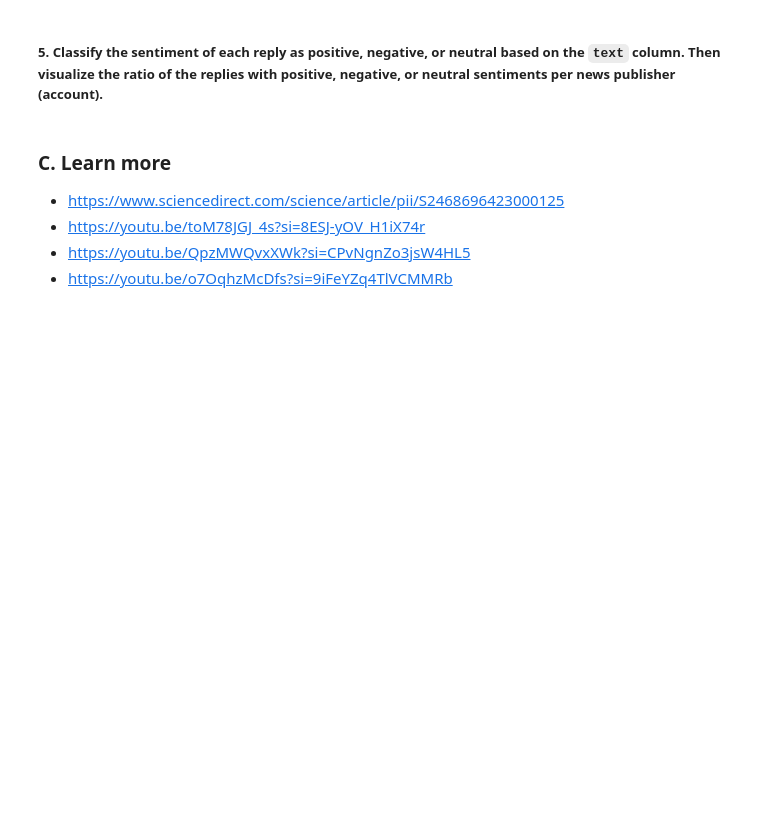
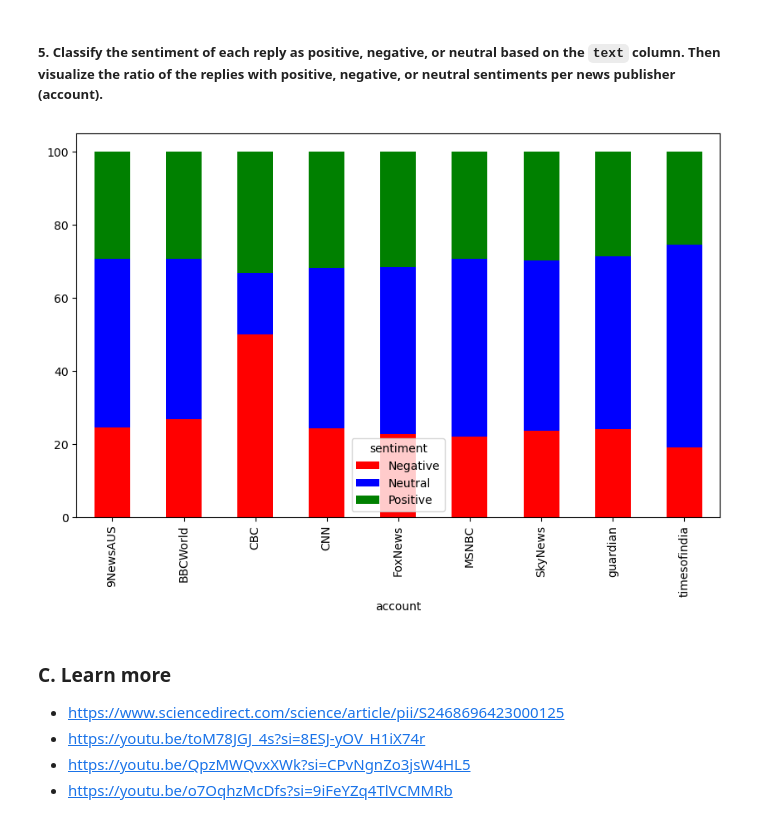
Before and after one commit to mesieou/deakin, a Jupyter notebook: introduction-to-ai/p8/P8.ipynb, the cells around one changed output. Saved outputs shown, nothing was run; the diff lists cells and outputs as text; code cells hidden in the pictures; blank space fills up the shorter version.

Commit message:
finished the analysis of sentiment distribution per account

```diff
--- a/introduction-to-ai/p8/P8.ipynb
+++ b/introduction-to-ai/p8/P8.ipynb
@@ -110,5 +99,8 @@ def remove_text(text):
     #convert all the text to lower case
     text = text.lower()
 
+    return text
+
 
 data["text"] = data["text"].apply(remove_text)
+data.head(5)
@@ -126,0 +148,16 @@ data["text"] = data["text"].apply(remove_text)
+# %%
+#function to extract the list of words from text
+def find_words(text):
+    return re.findall(r'\b\w+\b', text.lower())
+
+#add a column with the list of words
+data['words'] = data['text'].apply(find_words)
+
+#group data per account adding the number of words
+grouped_data = data.groupby('account')['words'].sum()
+
+#get the most frequent words
+def get_most_frequent_words(list):
+    return Counter(list).most_common(5)
+
+top_words_per_account = grouped_data.apply(get_most_frequent_words)
@@ -131,3 +178,28 @@ data["text"] = data["text"].apply(remove_text)
+# %%
+# get the sentiment from the text
+def get_sentiment(text):
+    sentiment = TextBlob(text)
+    if sentiment.sentiment.polarity > 0:
+        return 'Positive'
+    elif sentiment.sentiment.polarity < 0:
+        return 'Negative'
+    else:
+        return 'Neutral'
+
+#create a new column with the sentiment
+data['sentiment'] = data['text'].apply(get_sentiment)
+data.head(5)
+
+#group the data by account counting sentiment
+sentiment_per_account = data.groupby('account')['sentiment'].value_counts(normalize=True).unstack(fill_value=0)
+
+sentiment_per_account = sentiment_per_account * 100
+
+sentiment_per_account.plot(kind="bar",stacked=True, color=['red','blue','green'], figsize=(10,6))
+
+plt.title = "Sentiment Distribution per account"
+# %% [output]
+[figure, added]
 # %% [markdown]
 ### C. Learn more
 * https://www.sciencedirect.com/science/article/pii/S2468696423000125
```
Also changed, not shown: parts of 7 cells of this notebook, 1 other file.
